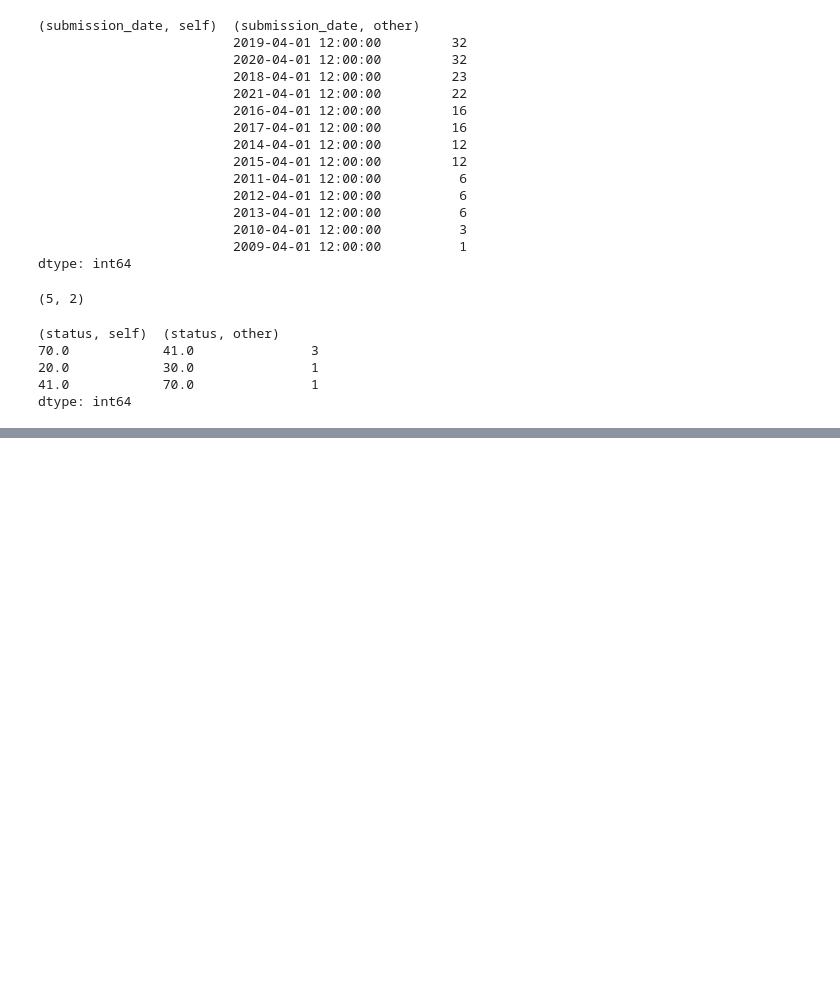
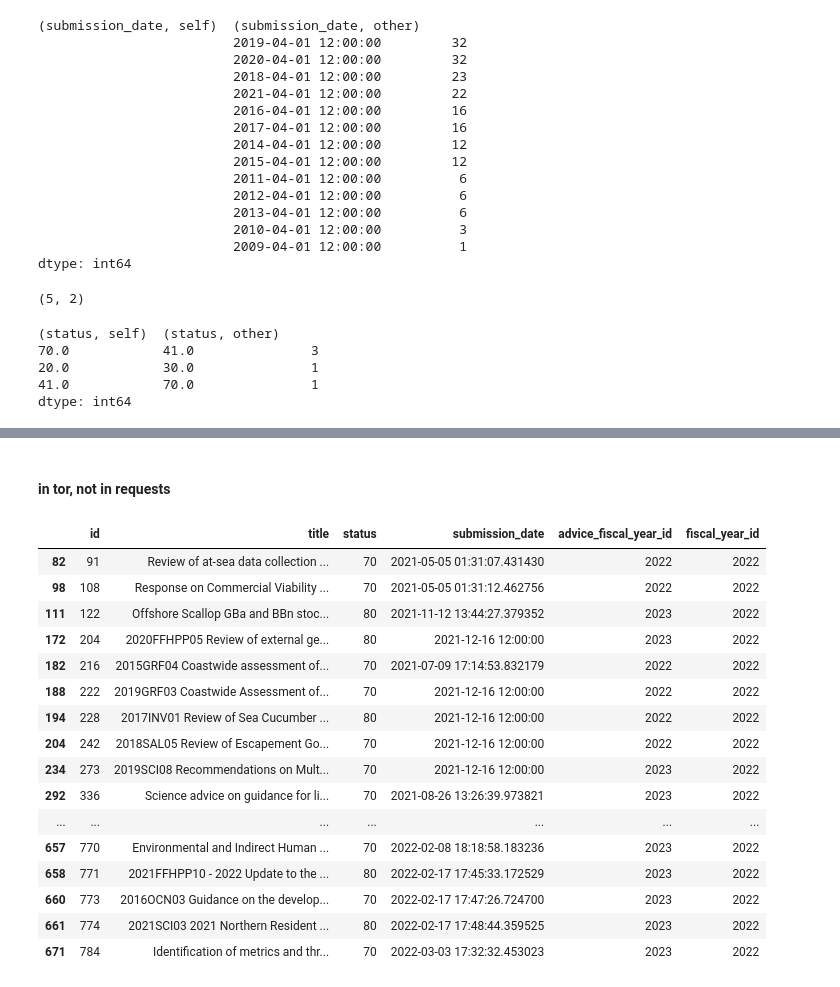
Before and after one commit to KevinCarr42/date_update_script, a Jupyter notebook: date_update_script.ipynb, the cells around one changed output, grey strips where cells are left out. Cells and saved outputs as stored; diff of their text form; code cells hidden in the pictures; blank space fills up the shorter version.

```diff
--- a/date_update_script.ipynb
+++ b/date_update_script.ipynb
@@ -424,0 +628,23 @@ dtype: int64
+# %% [markdown]
+#### in tor, not in requests
+# %%
+# all have submission dates, so makes sense that they weren't included
+r5_before[r5_before.id.isin(r_id_only_in_tor)].iloc[:, r_col_idx]
+# %% [output]
+|  | id | title | status | submission_date | advice_fiscal_year_id | fiscal_year_id |
+| 82 | 91 | Review of at-sea data collection ... | 70 | 2021-05-05 01:31:07.431430 | 2022 | 2022 |
+| 98 | 108 | Response on Commercial Viability ... | 70 | 2021-05-05 01:31:12.462756 | 2022 | 2022 |
+| 111 | 122 | Offshore Scallop GBa and BBn stoc... | 80 | 2021-11-12 13:44:27.379352 | 2023 | 2022 |
+| 172 | 204 | 2020FFHPP05 Review of external ge... | 80 | 2021-12-16 12:00:00 | 2023 | 2022 |
+| 182 | 216 | 2015GRF04 Coastwide assessment of... | 70 | 2021-07-09 17:14:53.832179 | 2022 | 2022 |
+| 188 | 222 | 2019GRF03 Coastwide Assessment of... | 70 | 2021-12-16 12:00:00 | 2022 | 2022 |
+| 194 | 228 | 2017INV01 Review of Sea Cucumber ... | 80 | 2021-12-16 12:00:00 | 2022 | 2022 |
+| 204 | 242 | 2018SAL05 Review of Escapement Go... | 70 | 2021-12-16 12:00:00 | 2022 | 2022 |
+| 234 | 273 | 2019SCI08 Recommendations on Mult... | 70 | 2021-12-16 12:00:00 | 2023 | 2022 |
+| 292 | 336 | Science advice on guidance for li... | 70 | 2021-08-26 13:26:39.973821 | 2023 | 2022 |
+| ... | ... | ... | ... | ... | ... | ... |
+| 657 | 770 | Environmental and Indirect Human ... | 70 | 2022-02-08 18:18:58.183236 | 2023 | 2022 |
+| 658 | 771 | 2021FFHPP10 - 2022 Update to the ... | 80 | 2022-02-17 17:45:33.172529 | 2023 | 2022 |
+| 660 | 773 | 2016OCN03 Guidance on the develop... | 70 | 2022-02-17 17:47:26.724700 | 2023 | 2022 |
+| 661 | 774 | 2021SCI03 2021 Northern Resident ... | 80 | 2022-02-17 17:48:44.359525 | 2023 | 2022 |
+| 671 | 784 | Identification of metrics and thr... | 70 | 2022-03-03 17:32:32.453023 | 2023 | 2022 |
```
Also changed, not shown: parts of 32 cells of this notebook, 8 other files.
